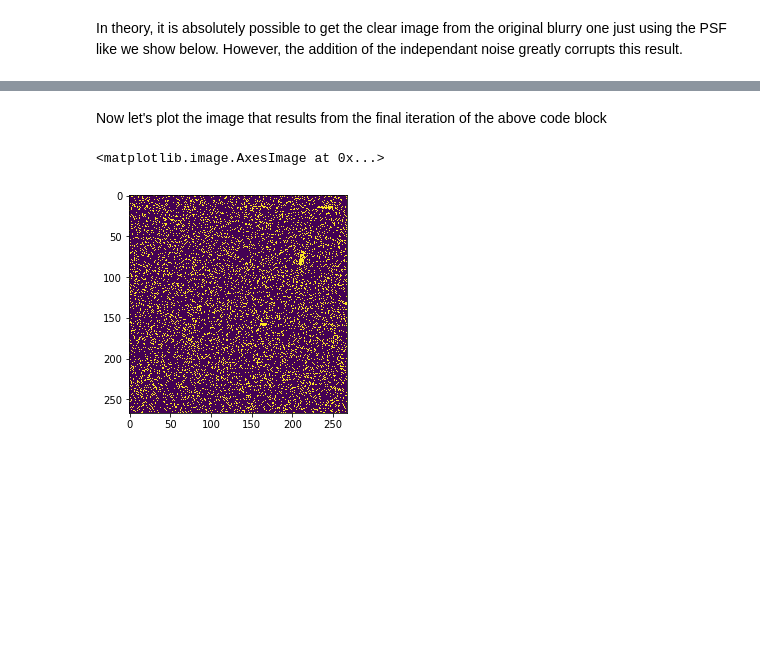
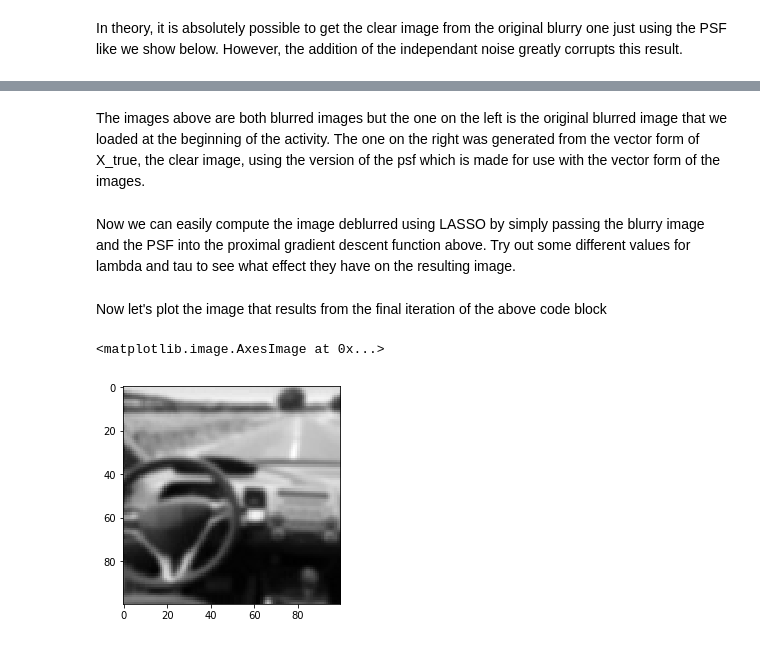
Before and after one commit to goethel/ECE532-Project, a Jupyter notebook: Project/LASSO deblurring experimentation.ipynb, the cells around one changed output, grey strips where cells are left out. Cells and saved outputs as stored; diff of their text form; code cells hidden in the pictures; blank space fills up the shorter version.

```diff
--- a/Project/LASSO deblurring experimentation.ipynb
+++ b/Project/LASSO deblurring experimentation.ipynb
@@ -81,3 +89,0 @@ To address the inaccuracy introduced by the independent noise, we use L1-norm re
-# %%
-b = np.reshape(B, B.shape[0]*B.shape[1])
-psf = np.reshape(PSF, PSF.shape[0]*PSF.shape[1])
@@ -112,0 +90,17 @@ for i in range(max_iter):
+# %%
+# Converting the matrix to a vector
+b = np.reshape(B, (B.shape[0]*B.shape[1],1))
+
+# Proving the psf works with the vector format of the images
+x = np.reshape(X_true, b.shape)
+B1 = np.reshape(psf@x, X_true.shape).T
+
+fig = plt.figure()
+
+ax = fig.add_subplot(121)
+ax.imshow(B_orig, cmap='gray')
+ax.set_axis_off()
+
+ax = fig.add_subplot(122)
+ax.imshow(B1, cmap='gray')
+ax.set_axis_off()
@@ -113,11 +109,35 @@ for i in range(max_iter):
+# %% [markdown]
+The images above are both blurred images but the one on the left is the original blurred image that we loaded at the beginning of the activity. The one on the right was generated from the vector form of X_true, the clear image, using the version of the psf which is made for use with the vector form of the images.
+# %%
+def prxgraddescent_l1(X,y,tau,lam,w_init,it):
+
+## compute it iterations of L2 proximal gradient descent starting at w1
+## w_{k+1}= (w_k - tau*X'*(X*w_k - y)/(1+lam*tau)
+## step size tau
+    W = np.zeros((w_init.shape[0], it+1))
+    Z = np.zeros((w_init.shape[0], it+1))
+    W[:,[0]] = w_init
+    for k in range(it):
+        Z[:,[k+1]] = W[:,[k]] - tau * X.T @ (X @ W[:,[k]] - y);
+        W[:,[k+1]] = np.sign(Z[:,[k+1]])* np.clip(np.abs(Z[:,[k+1]])-lam*tau/2,0,float("inf"))
+
+    return W,Z
+# %% [markdown]
+Now we can easily compute the image deblurred using LASSO by simply passing the blurry image and the PSF into the proximal gradient descent function above. Try out some different values for lambda and tau to see what effect they have on the resulting image.
+# %%
+tau = 0.25
+lam = 2
+max_iter = 20
+
+W,Z = prxgraddescent_l1(psf.T,np.zeros((len(b),1)),tau,lam,b,max_iter)
 # %% [markdown]
 Now let's plot the image that results from the final iteration of the above code block
 # %%
-X = np.reshape(w[:,4], (B.shape[0], B.shape[1]))
-plt.imshow(X)
+X = np.reshape(W[:,-1], (B.shape[0], B.shape[1])).T
+plt.imshow(X, cmap='gray')
 # %% [output]
 <matplotlib.image.AxesImage at 0x...>
-[figure, old version]
+[figure, new version]
 # %%
 E = X_true - X
 
```
Also changed, not shown: parts of 10 cells of this notebook, 4 other files.
